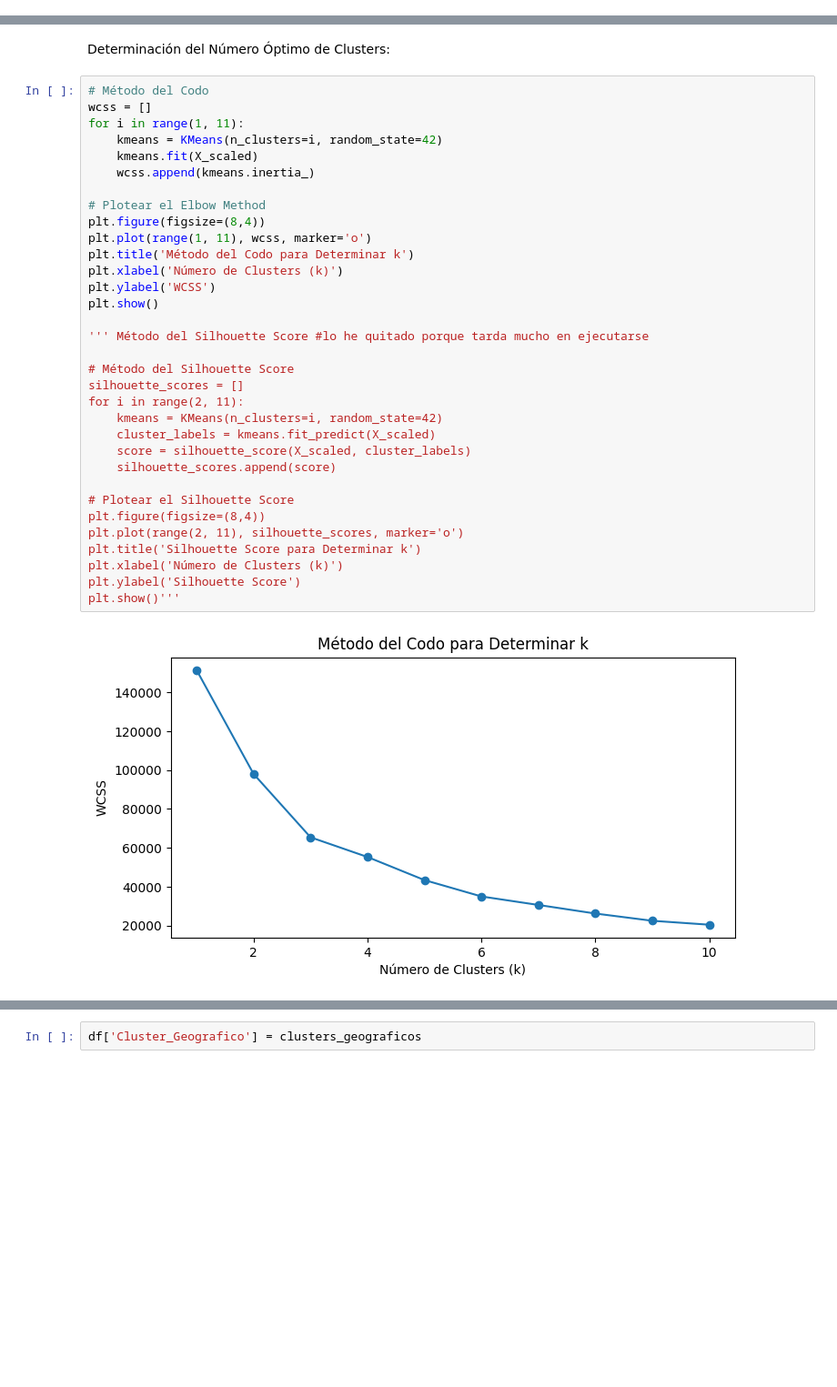
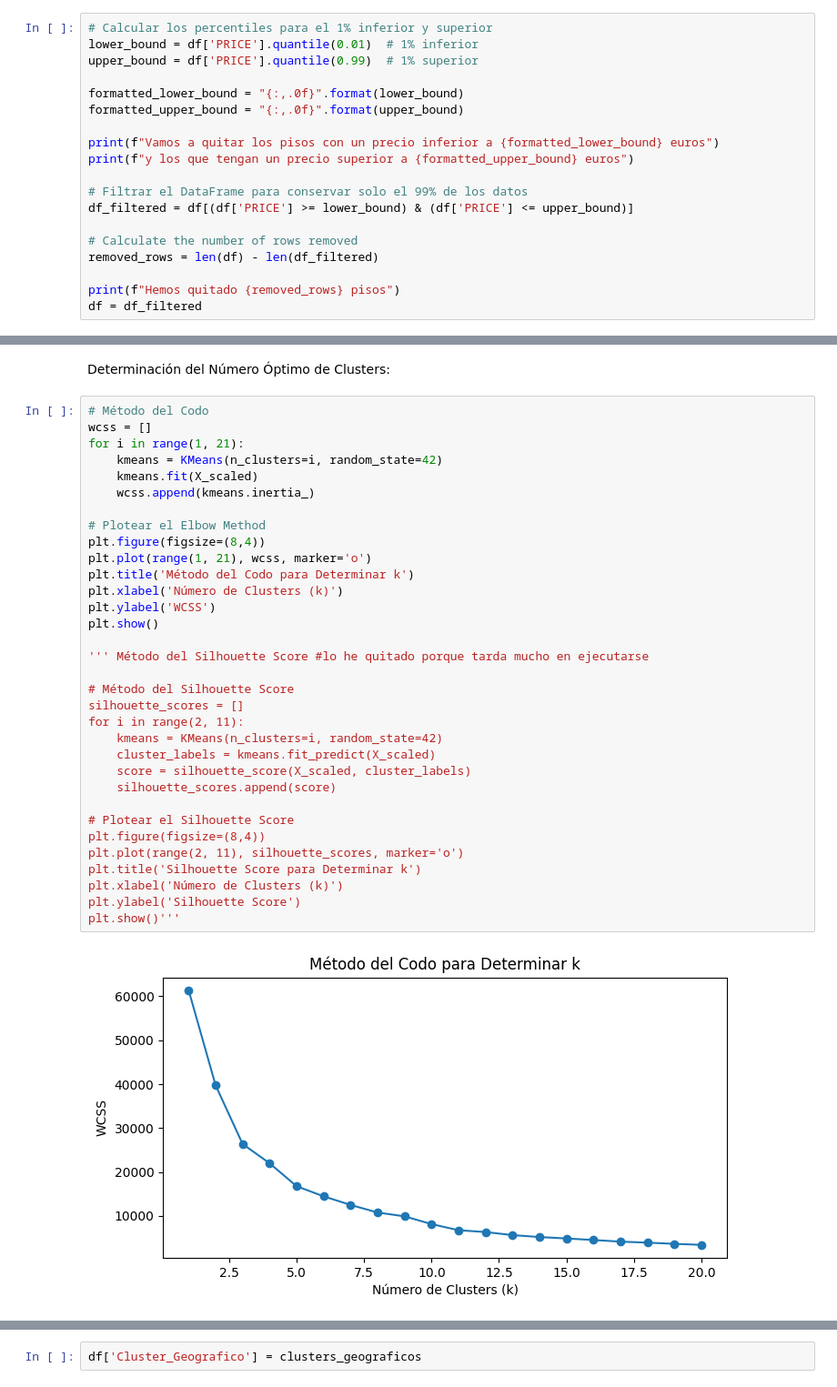
Before and after one commit to edouardor/Idealista_2024, a Jupyter notebook: Notebooks/Idealista Madrid github.ipynb, the cells around one changed output, grey strips where cells are left out. Shown at 91% size. Cells and saved outputs as stored; diff of their text form; blank space fills up the shorter version.

```diff
--- a/Notebooks/Idealista Madrid github.ipynb
+++ b/Notebooks/Idealista Madrid github.ipynb
@@ -201,3 +221,22 @@ print(f"Hay {count_greater_than_1} valores superiores a 1 en la columna 'diferen
 
 # Assuming 'df' is your DataFrame and it has a column named 'diferencia_precio_m2'
 df = df[df['diferencia_precio_m2'] <= 1]
+# %%
+# Calcular los percentiles para el 1% inferior y superior
+lower_bound = df['PRICE'].quantile(0.01)  # 1% inferior
+upper_bound = df['PRICE'].quantile(0.99)  # 1% superior
+
+formatted_lower_bound = "{:,.0f}".format(lower_bound)
+formatted_upper_bound = "{:,.0f}".format(upper_bound)
+
+print(f"Vamos a quitar los pisos con un precio inferior a {formatted_lower_bound} euros")
+print(f"y los que tengan un precio superior a {formatted_upper_bound} euros")
+
+# Filtrar el DataFrame para conservar solo el 99% de los datos
+df_filtered = df[(df['PRICE'] >= lower_bound) & (df['PRICE'] <= upper_bound)]
+
+# Calculate the number of rows removed
+removed_rows = len(df) - len(df_filtered)
+
+print(f"Hemos quitado {removed_rows} pisos")
+df = df_filtered
@@ -234,35 +277,35 @@ Determinación del Número Óptimo de Clusters:
 # %%
 # Método del Codo
 wcss = []
-for i in range(1, 11):
+for i in range(1, 21):
     kmeans = KMeans(n_clusters=i, random_state=42)
     kmeans.fit(X_scaled)
     wcss.append(kmeans.inertia_)
 
 # Plotear el Elbow Method
 plt.figure(figsize=(8,4))
-plt.plot(range(1, 11), wcss, marker='o')
+plt.plot(range(1, 21), wcss, marker='o')
 plt.title('Método del Codo para Determinar k')
 plt.xlabel('Número de Clusters (k)')
 plt.ylabel('WCSS')
 plt.show()
 
 ''' Método del Silhouette Score #lo he quitado porque tarda mucho en ejecutarse
 
 # Método del Silhouette Score
 silhouette_scores = []
 for i in range(2, 11):
     kmeans = KMeans(n_clusters=i, random_state=42)
     cluster_labels = kmeans.fit_predict(X_scaled)
     score = silhouette_score(X_scaled, cluster_labels)
     silhouette_scores.append(score)
 
 # Plotear el Silhouette Score
 plt.figure(figsize=(8,4))
 plt.plot(range(2, 11), silhouette_scores, marker='o')
 plt.title('Silhouette Score para Determinar k')
 plt.xlabel('Número de Clusters (k)')
 plt.ylabel('Silhouette Score')
 plt.show()'''
 # %% [output]
-[figure, old version]
+[figure, new version]
```
Also changed, not shown: parts of 11 cells of this notebook.
